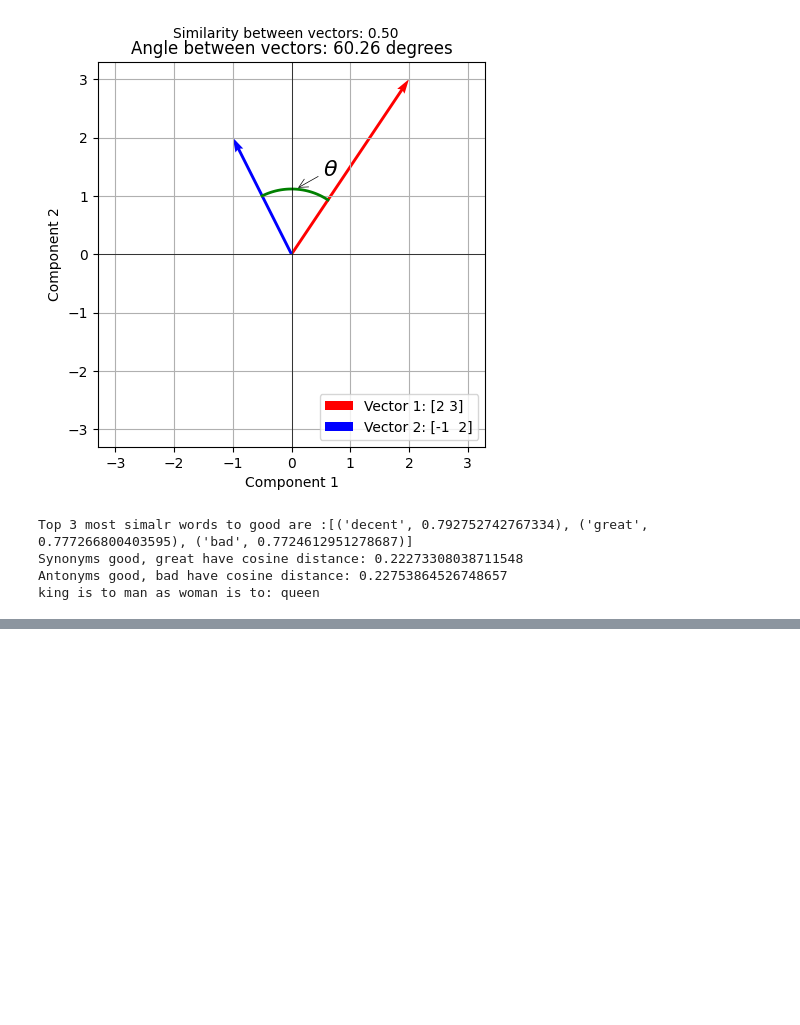
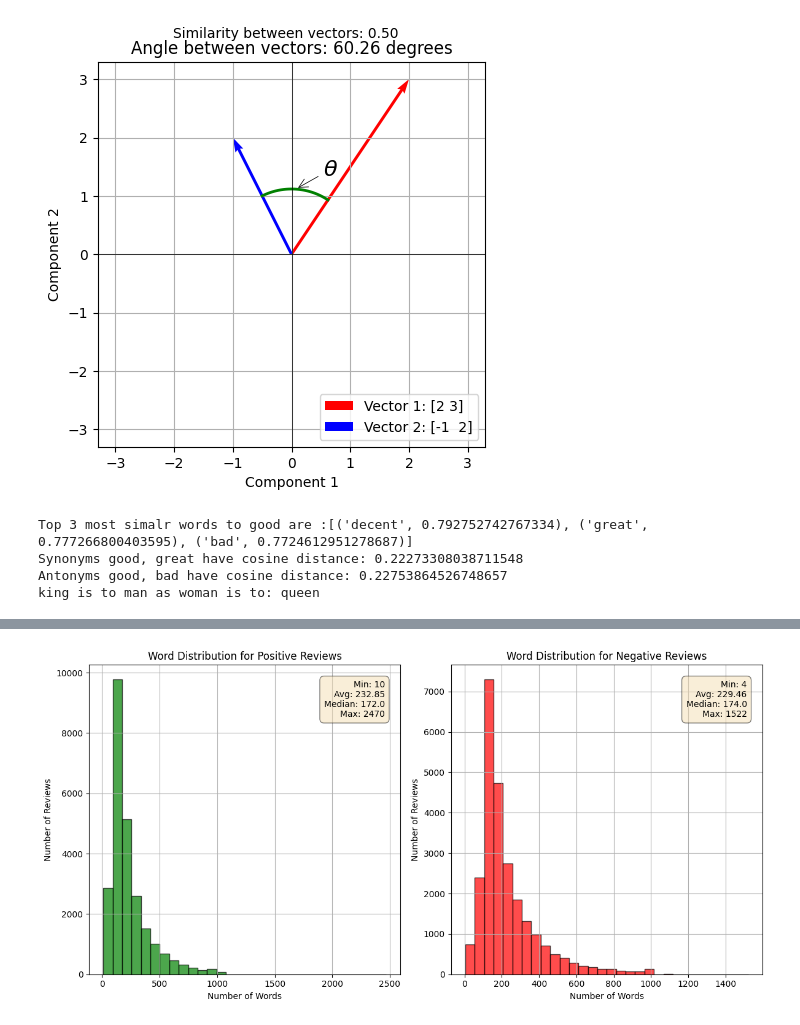
Before and after one commit to doroteaMonaco/RAG_Books, a Jupyter notebook: Building AI Agents with LLMs, RAGs and Knowledge Graphs/Ch1/Chapter 1.ipynb, the cells around one changed output, grey strips where cells are left out. Saved outputs shown, nothing was run; the diff lists cells and outputs as text; code cells hidden in the pictures; blank space fills up the shorter version.

```diff
--- a/Building AI Agents with LLMs, RAGs and Knowledge Graphs/Ch1/Chapter 1.ipynb
+++ b/Building AI Agents with LLMs, RAGs and Knowledge Graphs/Ch1/Chapter 1.ipynb
@@ -601,0 +797,60 @@ king is to man as woman is to: queen
+# %%
+def plot_review_length_by_sentiment(df):
+    '''
+    Plots histograms of the number of words per review for positive and negative reviews with summary statistics.
+
+    '''
+
+    positive_reviews = df[df['sentiment'] == 'positive']['review']
+    negative_reviews = df[df['sentiment'] == 'negative']['review']
+
+
+    def get_review_lengths(reviews):
+        return [len(review.split()) for review in reviews]
+
+
+    positive_lengths = get_review_lengths(positive_reviews)
+    negative_lengths = get_review_lengths(negative_reviews)
+
+
+    def get_summary_stats(lengths):
+        return {
+            'min': np.min(lengths),
+            'avg': np.mean(lengths),
+            'median': np.median(lengths),
+            'max': np.max(lengths)
+        }
+
+    pos_stats = get_summary_stats(positive_lengths)
+    neg_stats = get_summary_stats(negative_lengths)
+
+
+    plt.figure(figsize=(12, 6))
+
+    # Plot for positive reviews
+    plt.subplot(1, 2, 1)
+    plt.hist(positive_lengths, bins=30, color='green', edgecolor='black', alpha=0.7)
+    plt.title('Word Distribution for Positive Reviews')
+    plt.xlabel('Number of Words')
+    plt.ylabel('Number of Reviews')
+    plt.grid(True)
+    stats_text = f"Min: {pos_stats['min']}\nAvg: {pos_stats['avg']:.2f}\nMedian: {pos_stats['median']}\nMax: {pos_stats['max']}"
+    plt.text(0.95, 0.95, stats_text, transform=plt.gca().transAxes, fontsize=10, verticalalignment='top', horizontalalignment='right', bbox=dict(boxstyle="round,pad=0.5", facecolor='wheat', alpha=0.5))
+
+    # Plot for negative reviews
+    plt.subplot(1, 2, 2)
+    plt.hist(negative_lengths, bins=30, color='red', edgecolor='black', alpha=0.7)
+    plt.title('Word Distribution for Negative Reviews')
+    plt.xlabel('Number of Words')
+    plt.ylabel('Number of Reviews')
+    plt.grid(True)
+    stats_text = f"Min: {neg_stats['min']}\nAvg: {neg_stats['avg']:.2f}\nMedian: {neg_stats['median']}\nMax: {neg_stats['max']}"
+    plt.text(0.95, 0.95, stats_text, transform=plt.gca().transAxes, fontsize=10, verticalalignment='top', horizontalalignment='right', bbox=dict(boxstyle="round,pad=0.5", facecolor='wheat', alpha=0.5))
+
+    plt.tight_layout()
+    plt.savefig('review_length.jpg', format='jpeg', bbox_inches='tight')
+    plt.show()
+
+plot_review_length_by_sentiment(df)
+# %% [output]
+[figure, added]
```
Also changed, not shown: parts of 20 cells of this notebook, 6 other files.
